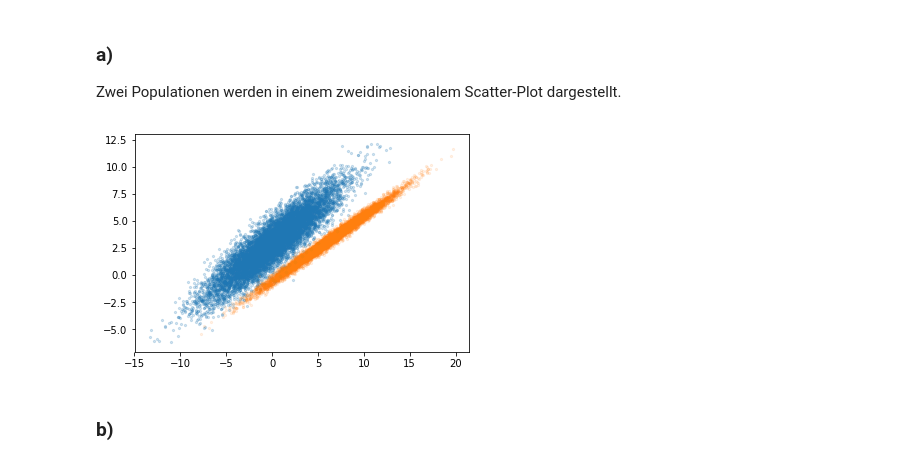
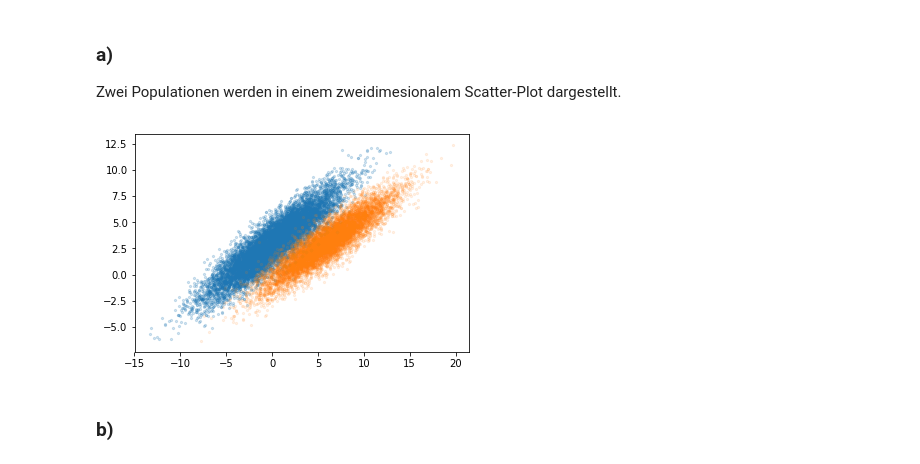
Before and after one commit to jpwgnr/SMD_Abgaben, a Jupyter notebook: Blatt3_Schubert_Herdieckerhoff_Overhoff/Blatt3.ipynb, the cells around one changed output. Cells and saved outputs as stored; diff of their text form; code cells hidden in the pictures.

```diff
--- a/Blatt3_Schubert_Herdieckerhoff_Overhoff/Blatt3.ipynb
+++ b/Blatt3_Schubert_Herdieckerhoff_Overhoff/Blatt3.ipynb
@@ -259,24 +260,24 @@ Zwei Populationen werden in einem zweidimesionalem Scatter-Plot dargestellt.
 # %%
 np.random.seed(42)
 mean1 = [0, 3]
 sigmax1, sigmay1 = 3.5, 2.6
 covfac = 0.9
 cov1 = [sigmax1**2, sigmax1*sigmay1*covfac],[sigmax1* sigmay1*covfac, sigmay1**2]
 
 
 p1 = np.random.normal(6,3.5, 10000)
-p2 = np.random.normal(-0.5+p1*0.6, 1/3.5, 10000)
+p2 = np.random.normal(-0.5+p1*0.6, 1, 10000)
 p = np.c_[p1,p2]
 
 
 plt.figure(10)
 p0 = np.random.multivariate_normal(mean1, cov1, 10000)
 plt.scatter(p0[:,0], p0[:,1], s=5, alpha= 0.2)
 plt.scatter(p1, p2, s=5, alpha=0.1)
 
 
 None
 # %% [output]
-[figure, old version]
+[figure, new version]
 # %% [markdown]
 ### b)
```
Also changed, not shown: parts of 6 cells of this notebook.
